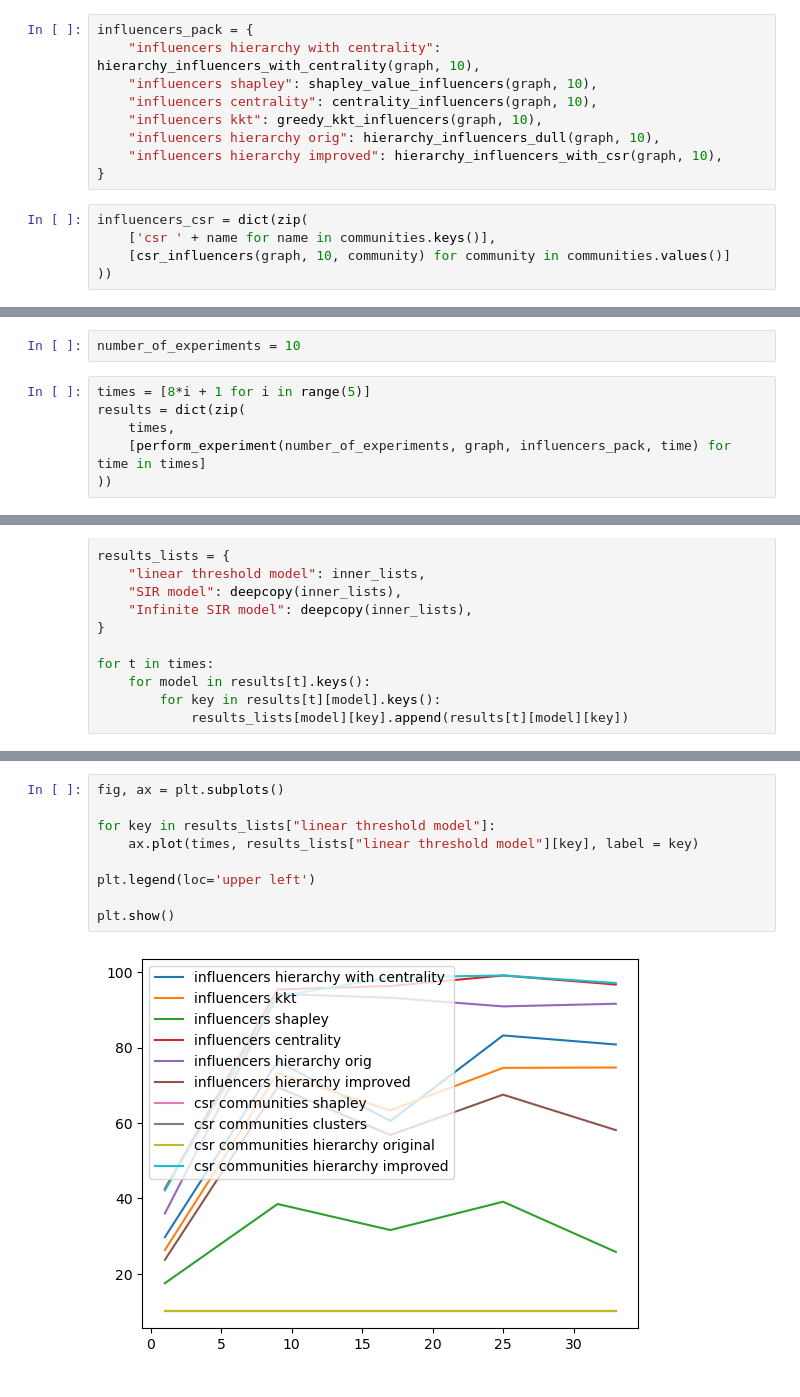
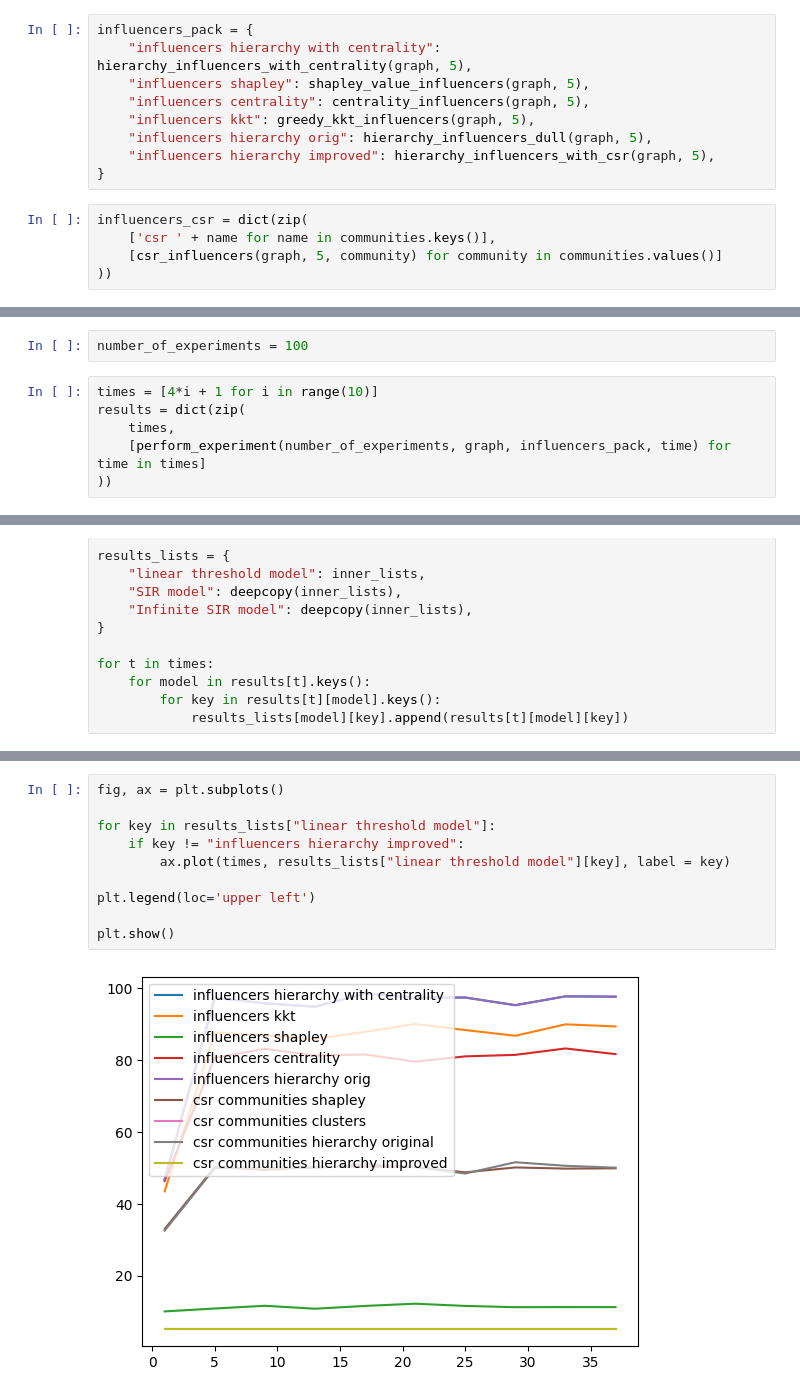
Before and after one commit to OafishSpark/InfluencerSearchAlgorithms, a Jupyter notebook: ModelingNetworkz.ipynb, the cells around one changed output, grey strips where cells are left out. Drawn from its saved outputs; the diff is of its cells as text.

Commit message:
new models etc

```diff
--- a/ModelingNetworkz.ipynb
+++ b/ModelingNetworkz.ipynb
@@ -102,17 +151,17 @@ communities = {
 Influencers
 # %%
 influencers_pack = {
-    "influencers hierarchy with centrality": hierarchy_influencers_with_centrality(graph, 10),
-    "influencers shapley": shapley_value_influencers(graph, 10),
-    "influencers centrality": centrality_influencers(graph, 10),
-    "influencers kkt": greedy_kkt_influencers(graph, 10),
-    "influencers hierarchy orig": hierarchy_influencers_dull(graph, 10),
-    "influencers hierarchy improved": hierarchy_influencers_with_csr(graph, 10),
+    "influencers hierarchy with centrality": hierarchy_influencers_with_centrality(graph, 5),
+    "influencers shapley": shapley_value_influencers(graph, 5),
+    "influencers centrality": centrality_influencers(graph, 5),
+    "influencers kkt": greedy_kkt_influencers(graph, 5),
+    "influencers hierarchy orig": hierarchy_influencers_dull(graph, 5),
+    "influencers hierarchy improved": hierarchy_influencers_with_csr(graph, 5),
 }
 # %%
 influencers_csr = dict(zip(
     ['csr ' + name for name in communities.keys()],
-    [csr_influencers(graph, 10, community) for community in communities.values()]
+    [csr_influencers(graph, 5, community) for community in communities.values()]
 ))
 # %%
 influencers_pack.update(influencers_csr)
@@ -142,9 +191,9 @@ def perform_experiment(
     results['Infinite SIR model'][name] += len(sir_inf_model(graph, influencers, time))
   return results
 # %%
-number_of_experiments = 10
+number_of_experiments = 100
 # %%
-times = [8*i + 1 for i in range(5)]
+times = [4*i + 1 for i in range(10)]
 results = dict(zip(
     times,
     [perform_experiment(number_of_experiments, graph, influencers_pack, time) for time in times]
@@ -233,14 +255,15 @@ results_lists['linear threshold model']['csr communities hierarchy original']
 # %%
 fig, ax = plt.subplots()
 
 for key in results_lists["linear threshold model"]:
-    ax.plot(times, results_lists["linear threshold model"][key], label = key)
+    if key != "influencers hierarchy improved":
+        ax.plot(times, results_lists["linear threshold model"][key], label = key)
 
 plt.legend(loc='upper left')
 
 plt.show()
 # %% [output]
-[figure, old version]
+[figure, new version]
 # %%
 fig, ax = plt.subplots()
 
```
Also changed, not shown: parts of 24 cells of this notebook, 5 other files.
